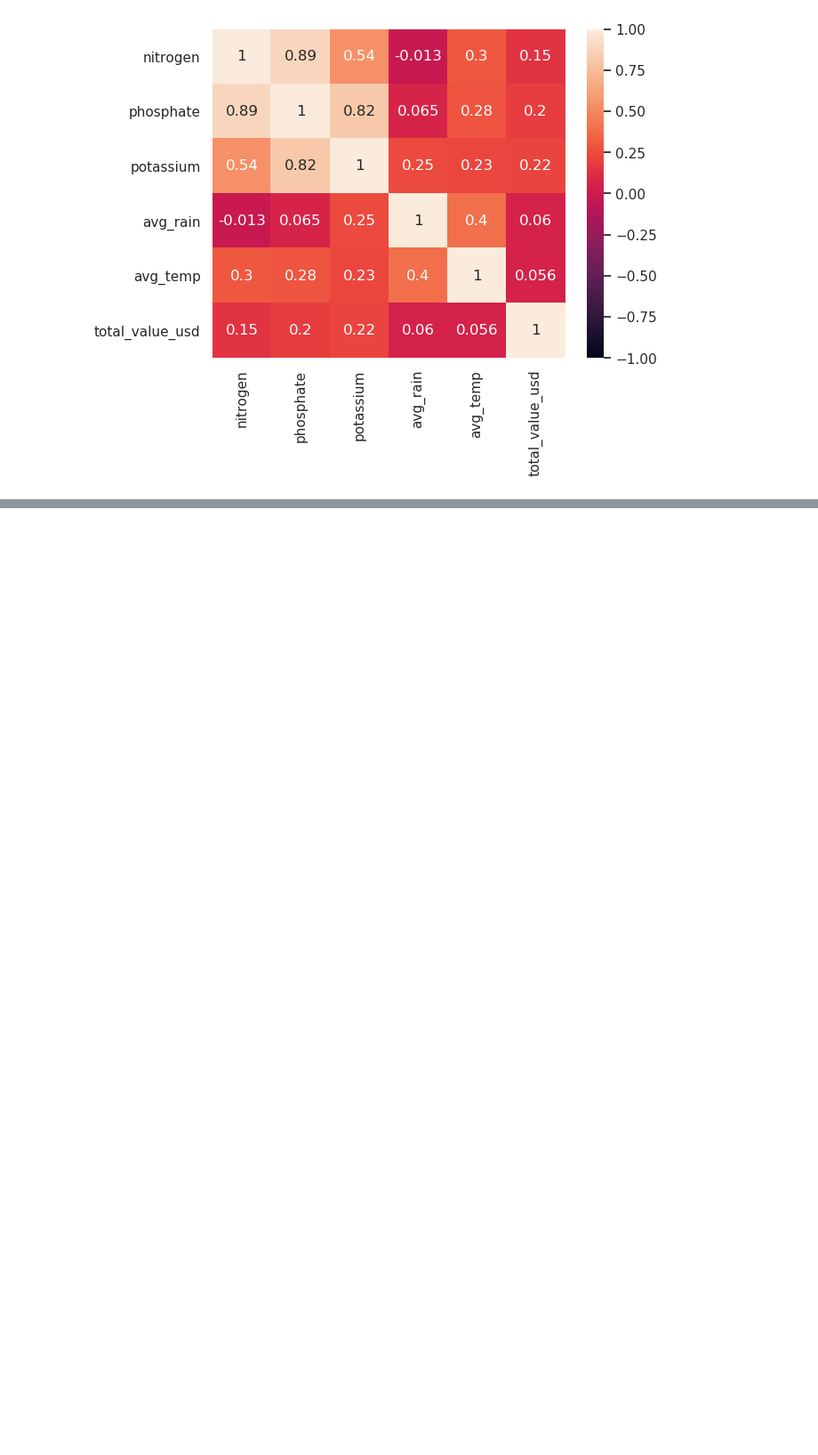
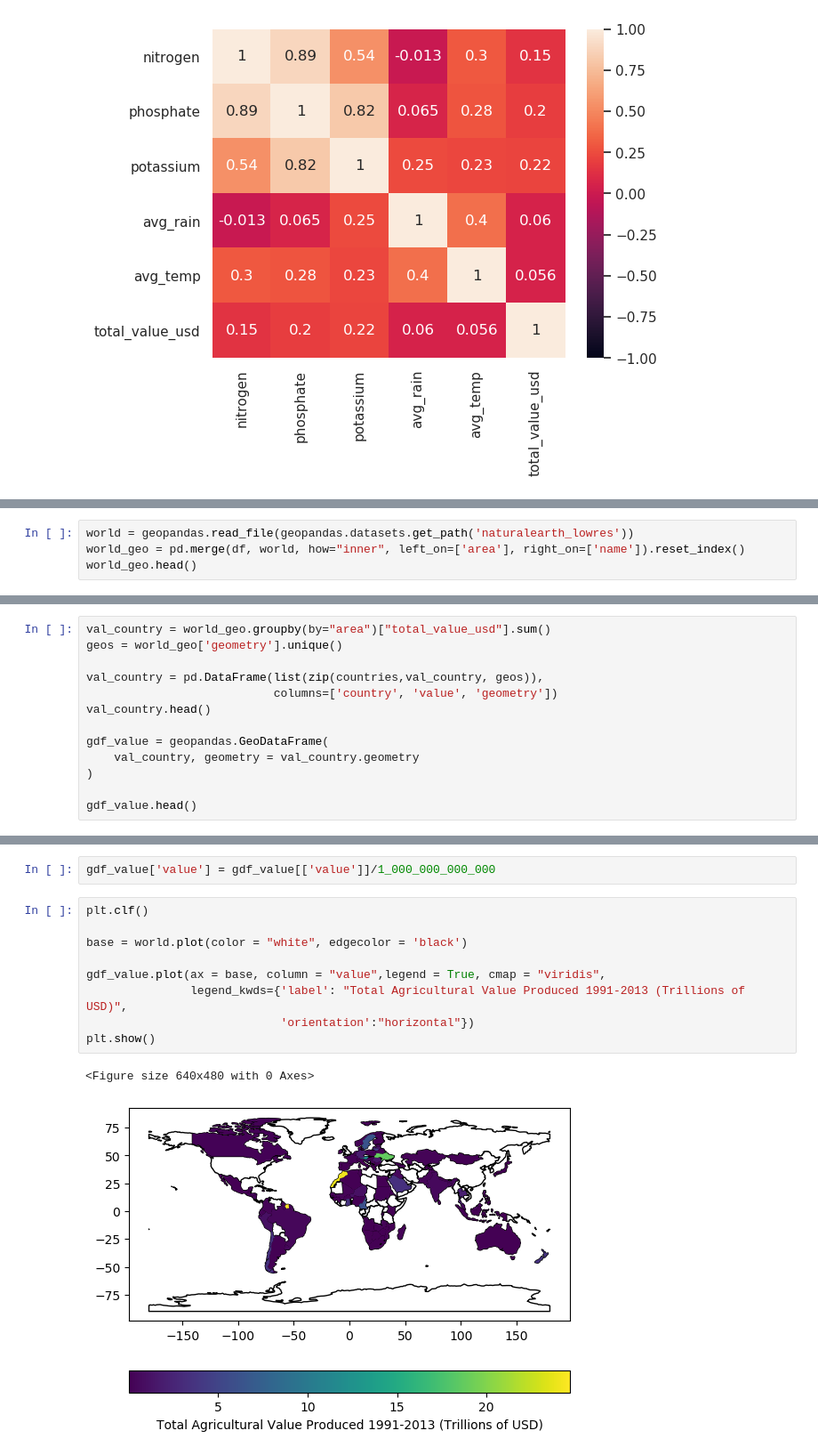
Before and after one commit to hunterblum/CloudFinal-Team1, a Jupyter notebook: Cloud_Team1.ipynb, the cells around one changed output, grey strips where cells are left out. Shown at 89% size. Saved outputs shown, nothing was run; the diff lists cells and outputs as text; blank space fills up the shorter version.

```diff
--- a/Cloud_Team1.ipynb
+++ b/Cloud_Team1.ipynb
@@ -367,0 +374,4 @@ plt.show()
+# %%
+world = geopandas.read_file(geopandas.datasets.get_path('naturalearth_lowres'))
+world_geo = pd.merge(df, world, how="inner", left_on=['area'], right_on=['name']).reset_index()
+world_geo.head()
@@ -367,0 +387,13 @@ plt.show()
+# %%
+val_country = world_geo.groupby(by="area")["total_value_usd"].sum()
+geos = world_geo['geometry'].unique()
+
+val_country = pd.DataFrame(list(zip(countries,val_country, geos)),
+                           columns=['country', 'value', 'geometry'])
+val_country.head()
+
+gdf_value = geopandas.GeoDataFrame(
+    val_country, geometry = val_country.geometry
+)
+
+gdf_value.head()
@@ -367,0 +407,14 @@ plt.show()
+# %%
+gdf_value['value'] = gdf_value[['value']]/1_000_000_000_000
+# %%
+plt.clf()
+
+base = world.plot(color = "white", edgecolor = 'black')
+
+gdf_value.plot(ax = base, column = "value",legend = True, cmap = "viridis",
+               legend_kwds={'label': "Total Agricultural Value Produced 1991-2013 (Trillions of USD)",
+                            'orientation':"horizontal"})
+plt.show()
+# %% [output]
+<Figure size 640x480 with 0 Axes>
+[figure, added]
```
Also changed, not shown: parts of 21 cells of this notebook, 1 other file.
